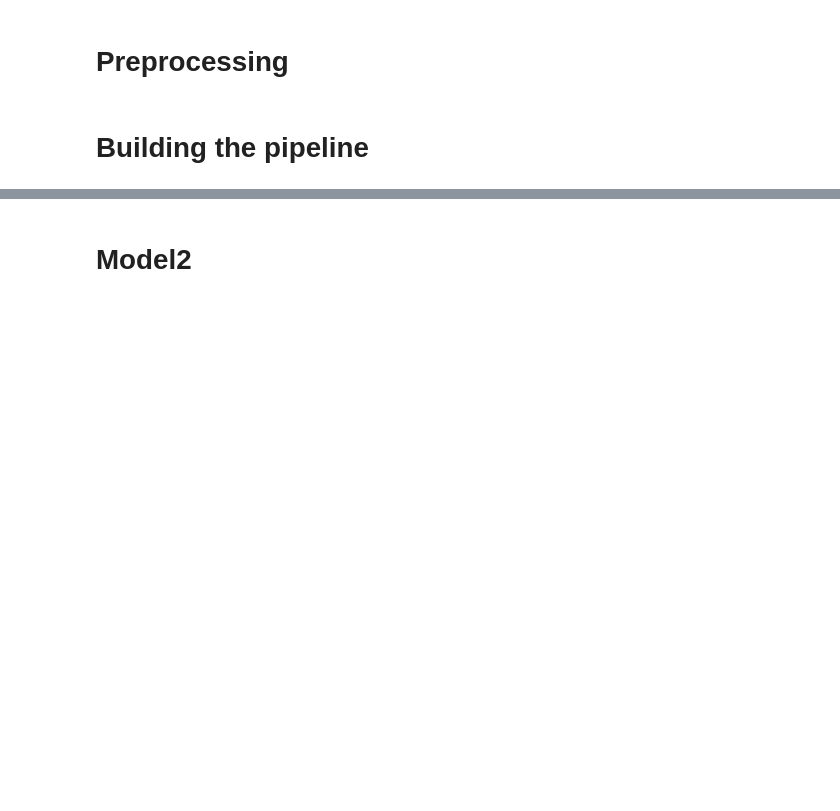
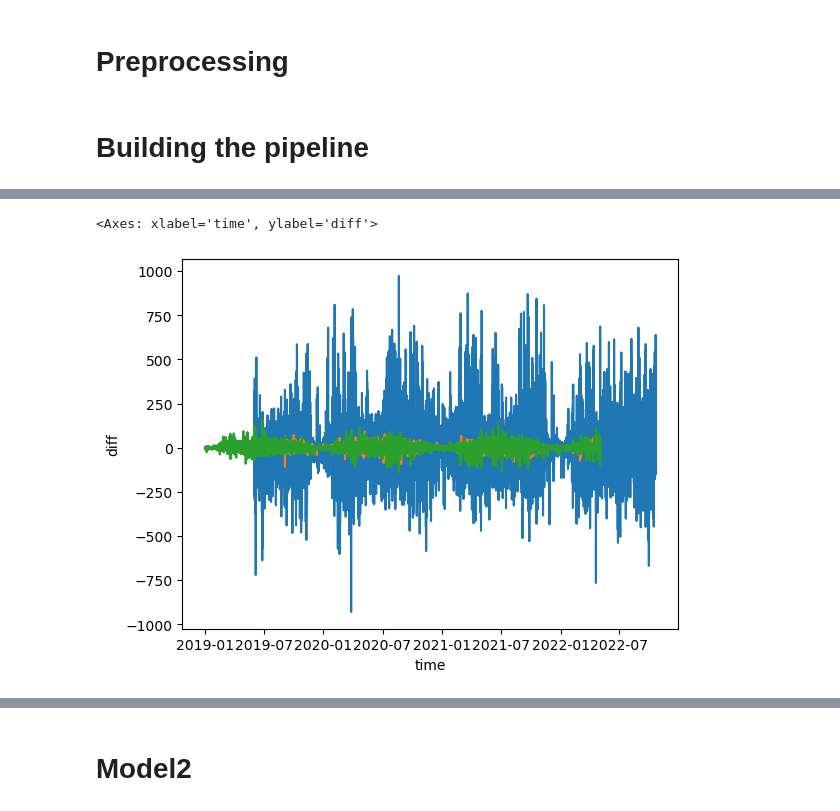
Before and after one commit to CristianoGambirasio/MLProjectNTNU, a Jupyter notebook: XGBOOST.ipynb, the cells around one changed output, grey strips where cells are left out. Saved outputs shown, nothing was run; the diff lists cells and outputs as text; code cells hidden in the pictures; blank space fills up the shorter version.

```diff
--- a/XGBOOST.ipynb
+++ b/XGBOOST.ipynb
@@ -232,0 +345,5 @@ y_pred.to_csv('XGBOOST_zeroed_non_standardized.csv', header=True, index=False)
+# %%
+sns.lineplot(data=Xy_o, x='time', y='diff', hue='building_id', legend=False)
+# %% [output]
+<Axes: xlabel='time', ylabel='diff'>
+[figure, added]
```
Also changed, not shown: parts of 50 cells of this notebook.
